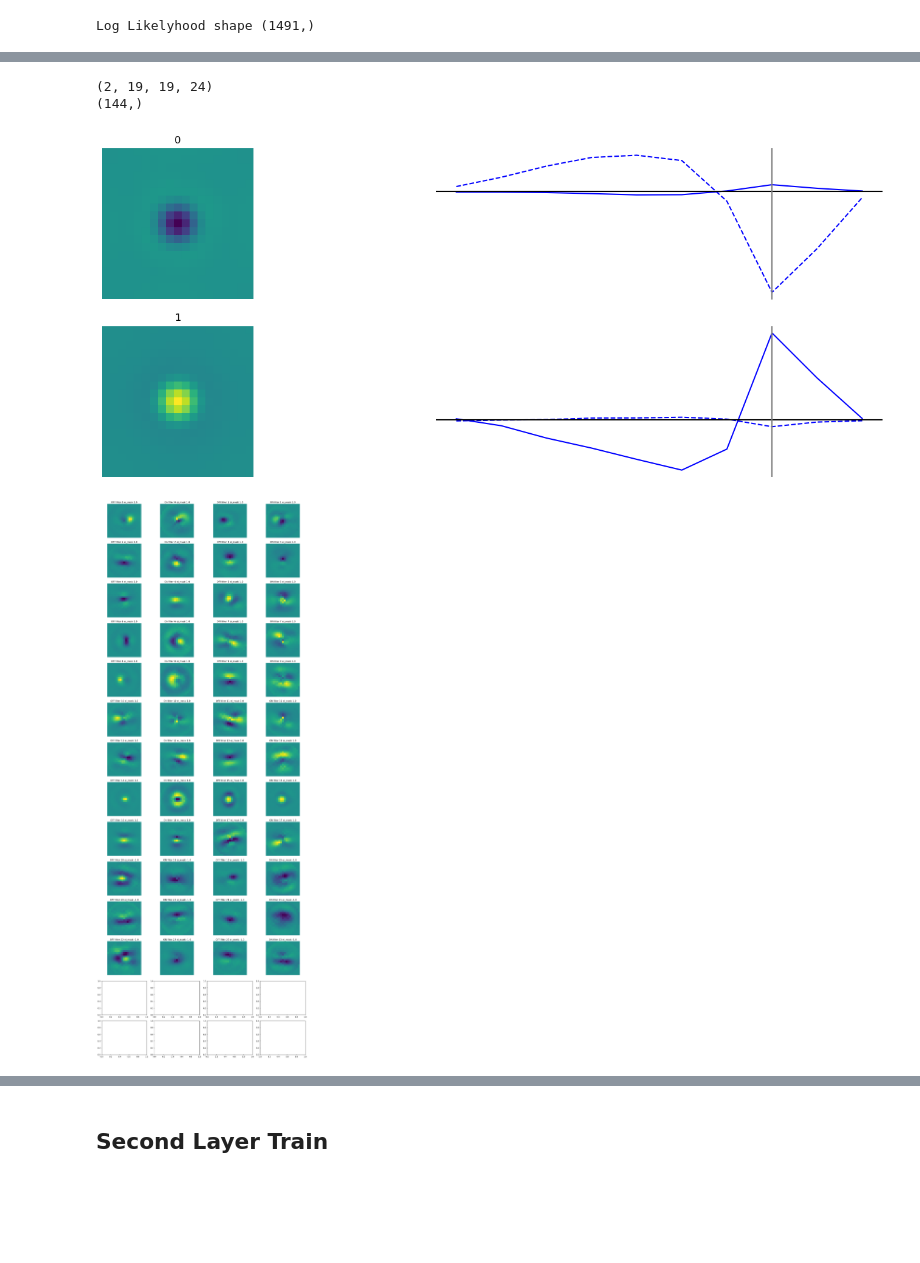
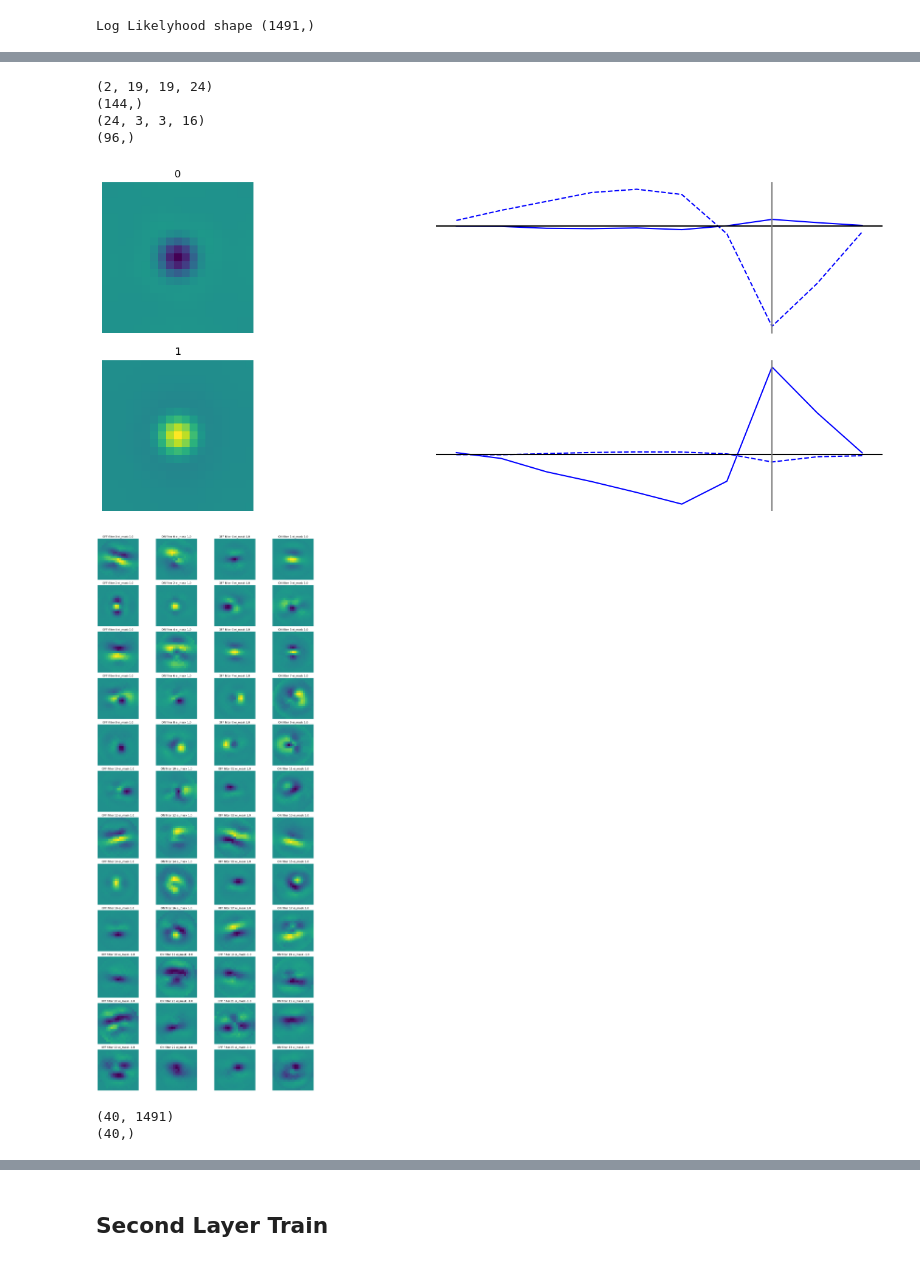
Before and after one commit to IsabelF98/Cloud_SynthData_Proj, a Jupyter notebook: ocriconv_layer_by_layer.ipynb, the cells around one changed output, grey strips where cells are left out. Saved outputs shown, nothing was run; the diff lists cells and outputs as text; code cells hidden in the pictures; blank space fills up the shorter version.

```diff
--- a/ocriconv_layer_by_layer.ipynb
+++ b/ocriconv_layer_by_layer.ipynb
@@ -187,7 +187,7 @@ angle_mode = 'nearest' # 'bilinear'
 NQ = len(angles)
 
 num_subs = [2, 24, 16, 8]
-fws = [19, 19, 5, 5]
+fws = [19, 19, 3, 5]
 
 # LGN LAYER
 clayersQ = [STconvLayer.layer_dict(
@@ -200,16 +200,16 @@ clayersQ = [STconvLayer.layer_dict(
 clayersQ.append(
     OriConvLayer.layer_dict(
         num_filters=num_subs[1], num_inh=num_subs[1]//4,
-        filter_width=fws[1], NLtype='lin', norm_type=1,
+        filter_width=fws[1], NLtype='relu', norm_type=1,
         bias=False, output_norm='batch', window='hamming', padding='circular', initialize_center=True,
         reg_vals={'d2x':Xreg1, 'center': Creg1}, angles=angles) )
 
 # PROJECTION LAYER (RELU)
-clayersQ.append(OriConvLayer.layer_dict(
-    num_filters=num_subs[1], num_inh=num_subs[1]//4, bias=False, norm_type=1,
-    filter_width=1, NLtype='relu',
-    output_norm='batch', initialize_center=True,
-    angles=angles) )
+#clayersQ.append(OriConvLayer.layer_dict(
+#    num_filters=num_subs[1], num_inh=num_subs[1]//4, bias=False, norm_type=1,
+#    filter_width=1, NLtype='relu',
+#    output_norm='batch', initialize_center=True,
+#    angles=angles) )
 
 # TIME SHIFT LAYER
 clayersQ.append(TimeShiftLayer.layer_dict())
@@ -222,7 +222,7 @@ clayersQ.append(OriConvLayer.layer_dict(
     angles=angles) )
 
 scaffold_netQ =  FFnetwork.ffnet_dict(
-    ffnet_type='scaffold3d', xstim_n='stim', layer_list=clayersQ, scaffold_levels=[1,2,4], num_lags_out=NQ)
+    ffnet_type='scaffold3d', xstim_n='stim', layer_list=clayersQ, scaffold_levels=[1,3], num_lags_out=NQ)
 
 readout_parsQ = ReadoutLayerQsample.layer_dict(
     num_filters=NC, NLtype='softplus', bias=True, pos_constraint=True,
@@ -327,31 +330,47 @@ Text(0.5, 1.0, 'Layer 2/3 Inh')
 # %%
 filters1 = cnn1.get_weights(ffnet_target=0,layer_target=1)
 ei_mask_layer1 = deepcopy(cnn1.networks[0].layers[1]._ei_mask).detach().cpu().numpy()
+filters2 = cnn1.get_weights(ffnet_target=0,layer_target=3)
+ei_mask_layer2 = deepcopy(cnn1.networks[0].layers[3]._ei_mask).detach().cpu().numpy()
 print(filters1.shape)
 print(ei_mask_layer1.shape)
+print(filters2.shape)
+print(ei_mask_layer2.shape)
 # %% [output]
 (2, 19, 19, 24)
 (144,)
+(24, 3, 3, 16)
+(96,)
 # %%
 cnn1.plot_filters()
 # %% [output]
-[figure, old version]
+[figure, new version]
 # %%
-ss(14,4)
+ss(12,4)
 k = 1
 for i in range(24):
-    plt.subplot(14,4,k)
+    plt.subplot(12,4,k)
     imagesc(filters1[0,:,:,i], balanced=True)
     plt.title('OFF filter '+str(i)+' ei_mask '+str(ei_mask_layer1[i]))
     plt.axis('off')
     k += 1
 
-    plt.subplot(14,4,k)
+    plt.subplot(12,4,k)
     imagesc(filters1[1,:,:,i], balanced=True)
     plt.title('ON filter '+str(i)+' ei_mask '+str(ei_mask_layer1[i]))
     plt.axis('off')
     k += 1
 plt.tight_layout()
 plt.show()
 # %% [output]
-[figure, old version]
+[figure, new version]
+# %%
+# Readout Weights (i.e. Barcodes)
+full_ei_mask = np.concatenate((ei_mask_layer1[:filters1.shape[3]], ei_mask_layer2[:filters2.shape[3]]))
+readout_w = cnn1.get_weights(ffnet_target=1)
+num_filters = [filters1.shape[3], filters2.shape[3]]
+print(readout_w.shape)
+print(full_ei_mask.shape)
+# %% [output]
+(40, 1491)
+(40,)
```
Also changed, not shown: parts of 25 cells of this notebook, 1 other file.
